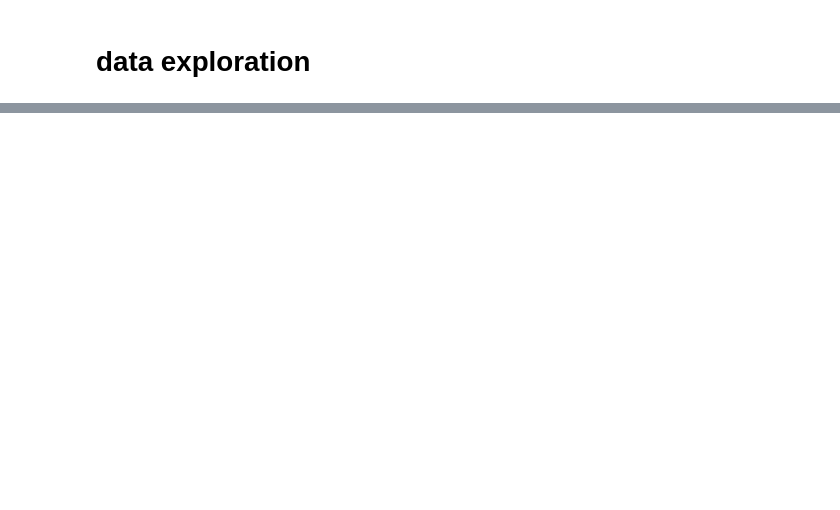
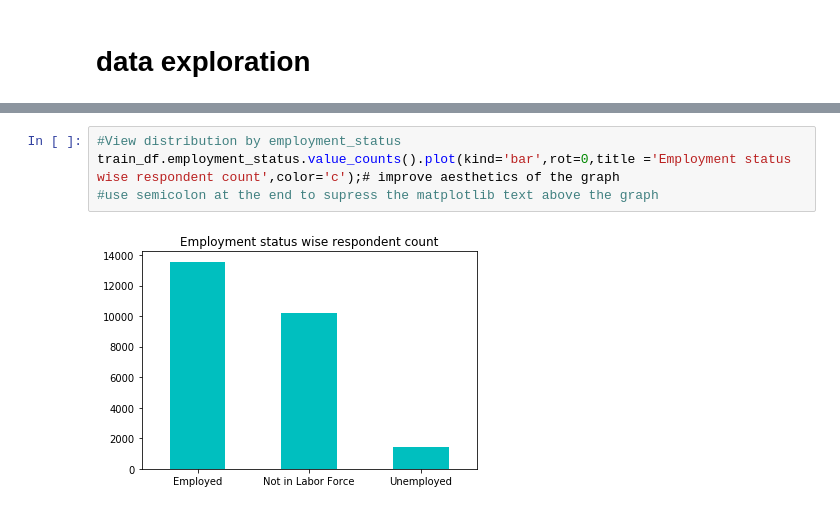
Before and after one commit to of-rupesh/flu-vaccine-learning, a Jupyter notebook: model-1/model1.ipynb, the cells around one changed output, grey strips where cells are left out. Drawn from its saved outputs; the diff is of its cells as text; blank space fills up the shorter version.

```diff
--- a/model-1/model1.ipynb
+++ b/model-1/model1.ipynb
@@ -27,0 +133,6 @@ raw_data.shape
+# %%
+#View distribution by employment_status
+train_df.employment_status.value_counts().plot(kind='bar',rot=0,title ='Employment status wise respondent count',color='c');# improve aesthetics of the graph
+#use semicolon at the end to supress the matplotlib text above the graph
+# %% [output]
+[figure, added]
```
Also changed, not shown: parts of 18 cells of this notebook.
